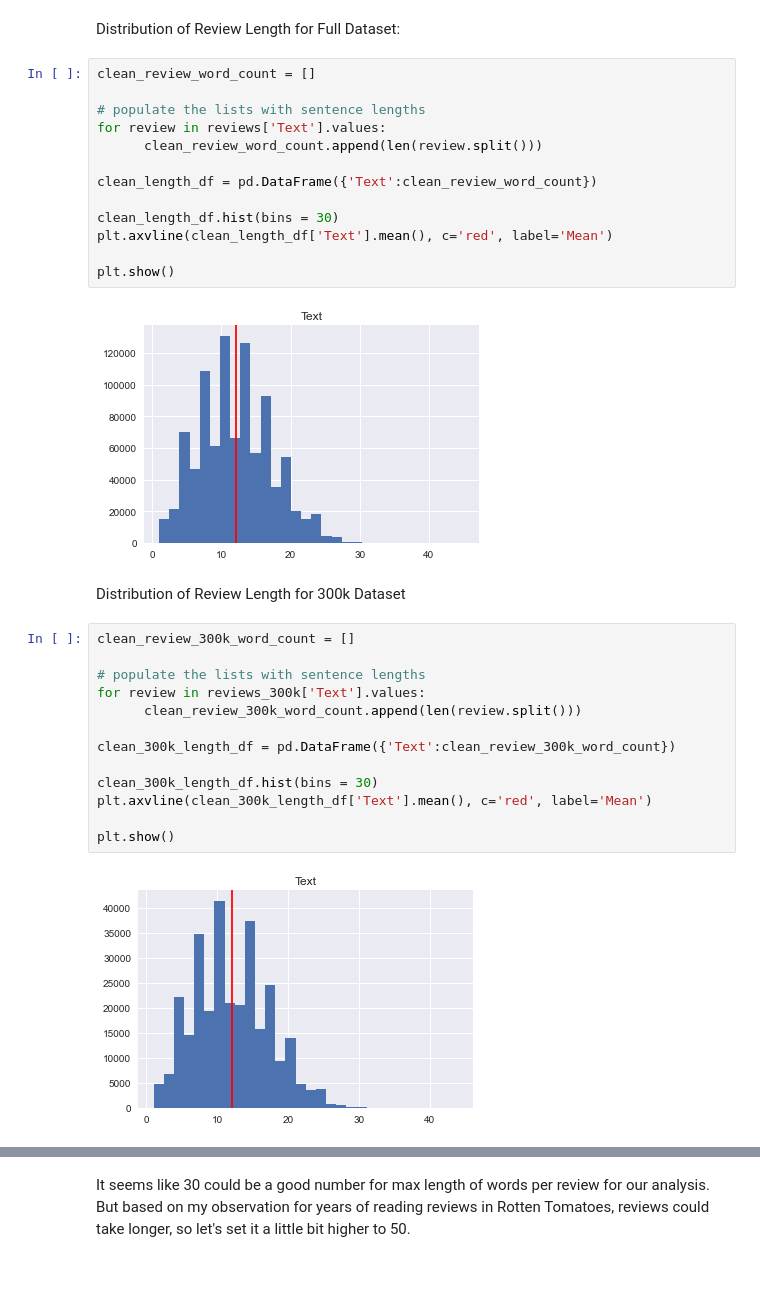
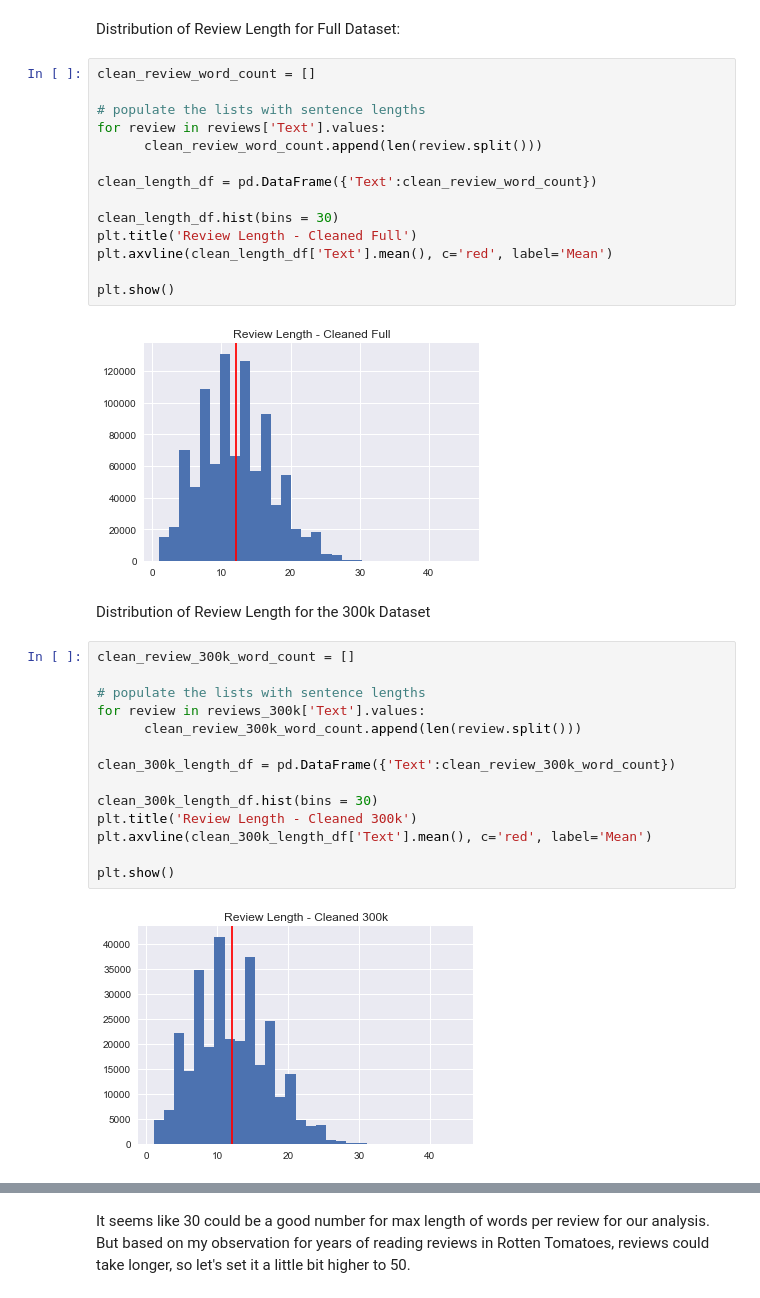
Before and after one commit to jebacareza/bible-book-text-summarizer, a Jupyter notebook: src/02_eda.ipynb, the cells around one changed output, grey strips where cells are left out. Saved outputs shown, nothing was run; the diff lists cells and outputs as text.

```diff
--- a/src/02_eda.ipynb
+++ b/src/02_eda.ipynb
@@ -125,25 +133,27 @@ for review in reviews['Text'].values:
 clean_length_df = pd.DataFrame({'Text':clean_review_word_count})
 
 clean_length_df.hist(bins = 30)
+plt.title('Review Length - Cleaned Full')
 plt.axvline(clean_length_df['Text'].mean(), c='red', label='Mean')
 
 plt.show()
 # %% [output]
-[figure, old version]
+[figure, new version]
 # %% [markdown]
-Distribution of Review Length for 300k Dataset
+Distribution of Review Length for the 300k Dataset
 # %%
 clean_review_300k_word_count = []
 
 # populate the lists with sentence lengths
 for review in reviews_300k['Text'].values:
       clean_review_300k_word_count.append(len(review.split()))
 
 clean_300k_length_df = pd.DataFrame({'Text':clean_review_300k_word_count})
 
 clean_300k_length_df.hist(bins = 30)
+plt.title('Review Length - Cleaned 300k')
 plt.axvline(clean_300k_length_df['Text'].mean(), c='red', label='Mean')
 
 plt.show()
 # %% [output]
-[figure, old version]
+[figure, new version]
```
Also changed, not shown: parts of 3 cells of this notebook.
